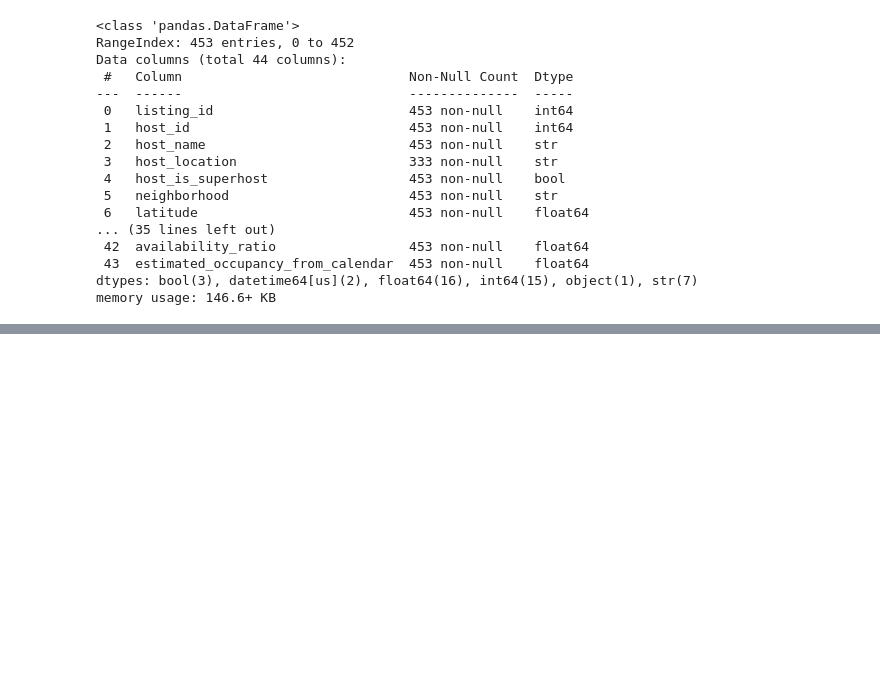
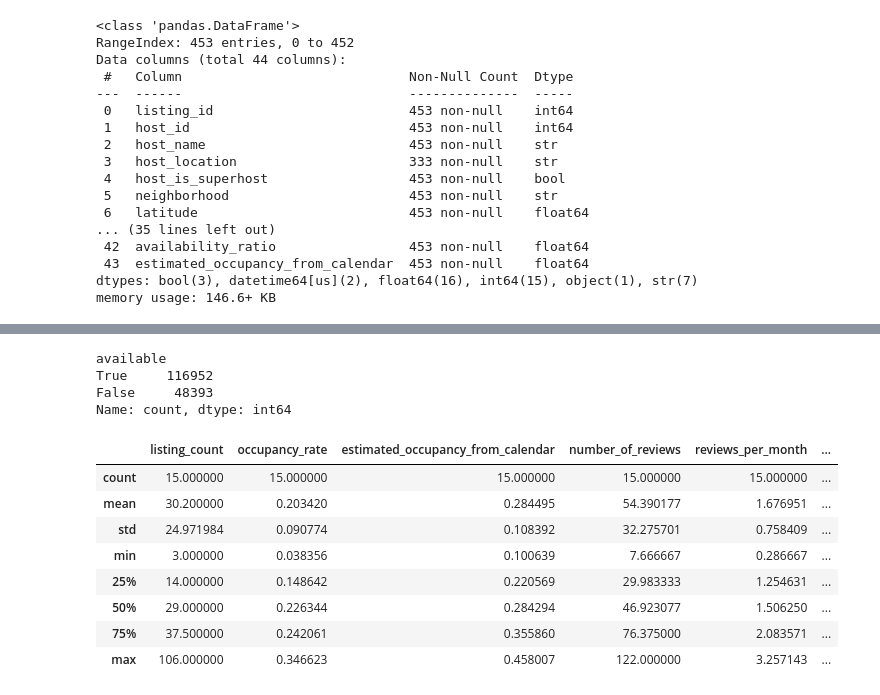
Before and after one commit to AyushVishwakarma21/Data-Analysis-on-Airbnb-Data, a Jupyter notebook: notebooks/data_cleaning.ipynb, the cells around one changed output, grey strips where cells are left out. Saved outputs shown, nothing was run; the diff lists cells and outputs as text; code cells hidden in the pictures; blank space fills up the shorter version.

```diff
--- a/notebooks/data_cleaning.ipynb
+++ b/notebooks/data_cleaning.ipynb
@@ -246,10 +233,15 @@ listings['occupancy_rate'] = (
     listings['estimated_occupancy_l365d'] / 365
 )
 # %%
-listings['amenities_count'] = listings['amenities'].apply(
-    lambda x: len(ast.literal_eval(x))
-    if pd.notnull(x) else 0
-)
+import ast
+
+def count_amenities(x):
+    try:
+        return len(ast.literal_eval(x))
+    except:
+        return 0
+
+listings['amenities_count'] = listings['amenities'].apply(count_amenities)
 # %%
 listings = listings[
     listings['latitude'].between(-90, 90) &
@@ -387,0 +496,19 @@ listings.describe()
+# %%
+calendar['available'].value_counts()
+# %% [output]
+available
+True     116952
+False     48393
+Name: count, dtype: int64
+# %%
+neighborhood_summary.describe()
+# %% [output]
+|  | listing_count | occupancy_rate | estimated_occupancy_from_calendar | number_of_reviews | reviews_per_month | ... |
+| count | 15.000000 | 15.000000 | 15.000000 | 15.000000 | 15.000000 | ... |
+| mean | 30.200000 | 0.203420 | 0.284495 | 54.390177 | 1.676951 | ... |
+| std | 24.971984 | 0.090774 | 0.108392 | 32.275701 | 0.758409 | ... |
+| min | 3.000000 | 0.038356 | 0.100639 | 7.666667 | 0.286667 | ... |
+| 25% | 14.000000 | 0.148642 | 0.220569 | 29.983333 | 1.254631 | ... |
+| 50% | 29.000000 | 0.226344 | 0.284294 | 46.923077 | 1.506250 | ... |
+| 75% | 37.500000 | 0.242061 | 0.355860 | 76.375000 | 2.083571 | ... |
+| max | 106.000000 | 0.346623 | 0.458007 | 122.000000 | 3.257143 | ... |
```
Also changed, not shown: parts of 16 cells of this notebook, 9 other files.
